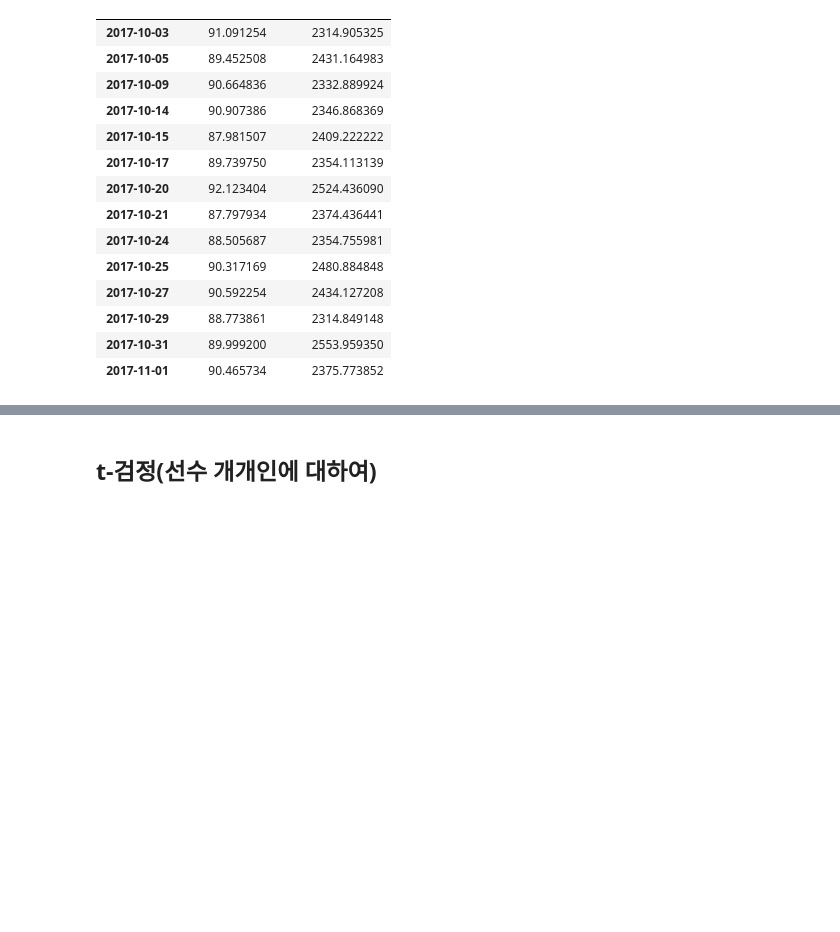
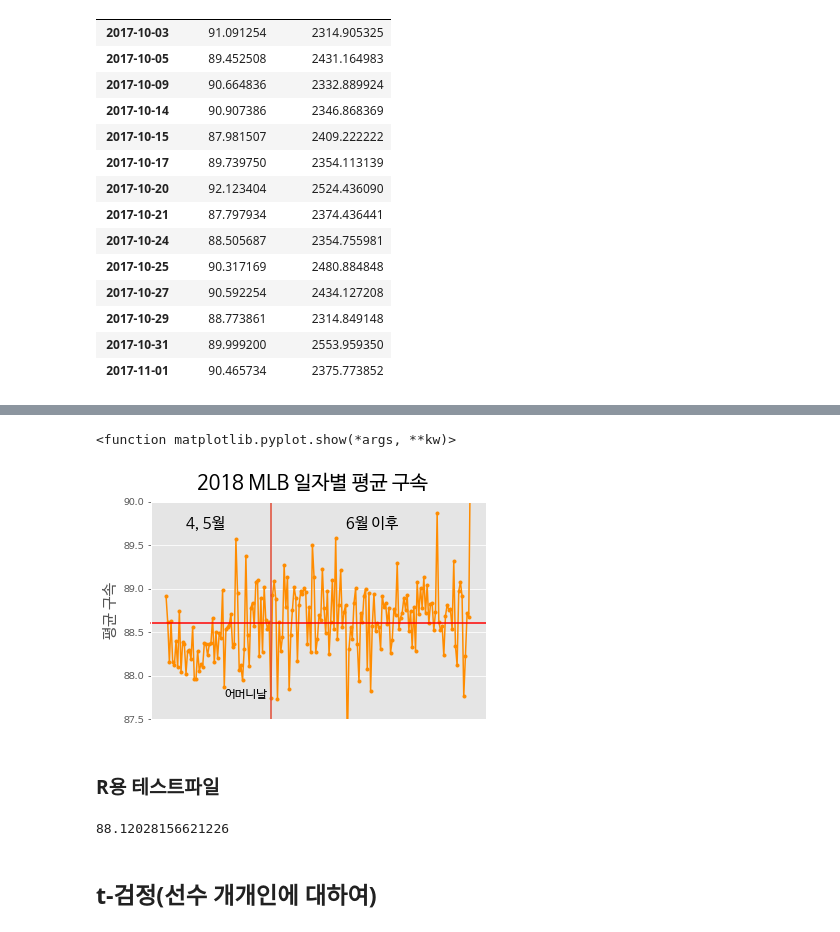
Before and after one commit to skz2356/Pycode, a Jupyter notebook: MLB_MothersDay.ipynb, the cells around one changed output, grey strips where cells are left out. Drawn from its saved outputs; the diff is of its cells as text; code cells hidden in the pictures; blank space fills up the shorter version.

```diff
--- a/MLB_MothersDay.ipynb
+++ b/MLB_MothersDay.ipynb
@@ -418,0 +493,24 @@ print("2015 회전수 p-value =", p_value / 2)
+# %%
+group2018_2 = group2018.reset_index()
+
+fig, ax = plt.subplots()
+
+plt.plot(group2018_2["game_date"], group2018_2["release_speed"], '.-', color='darkorange')
+plt.axhline(y = np.mean(group2018_2["release_speed"]), clip_on = False, color="red")
+plt.annotate("어머니날", ("2018-05-03", 87.75), size=12)
+plt.annotate("4, 5월", ("2018-04-10", 89.7), size=15)
+plt.annotate("6월 이후", ("2018-07-15", 89.7), size=15)
+plt.axvline(x="2018-05-31")
+plt.ylim([87.5, 90])
+plt.ylabel("평균 구속", size=15)
+plt.suptitle("2018 MLB 일자별 평균 구속", size=20)
+
+
+plt.xticks([])
+
+plt.show
+# %% [output]
+<function matplotlib.pyplot.show(*args, **kw)>
+[figure, added]
+# %% [markdown]
+### R용 테스트파일
@@ -419,3 +520,7 @@ print("2015 회전수 p-value =", p_value / 2)
+# %%
+mother2018[0]
+# %% [output]
+88.12028156621226
 # %% [markdown]
 ## t-검정(선수 개개인에 대하여)
 # %%
```
Also changed, not shown: parts of 19 cells of this notebook, 1 other file.
